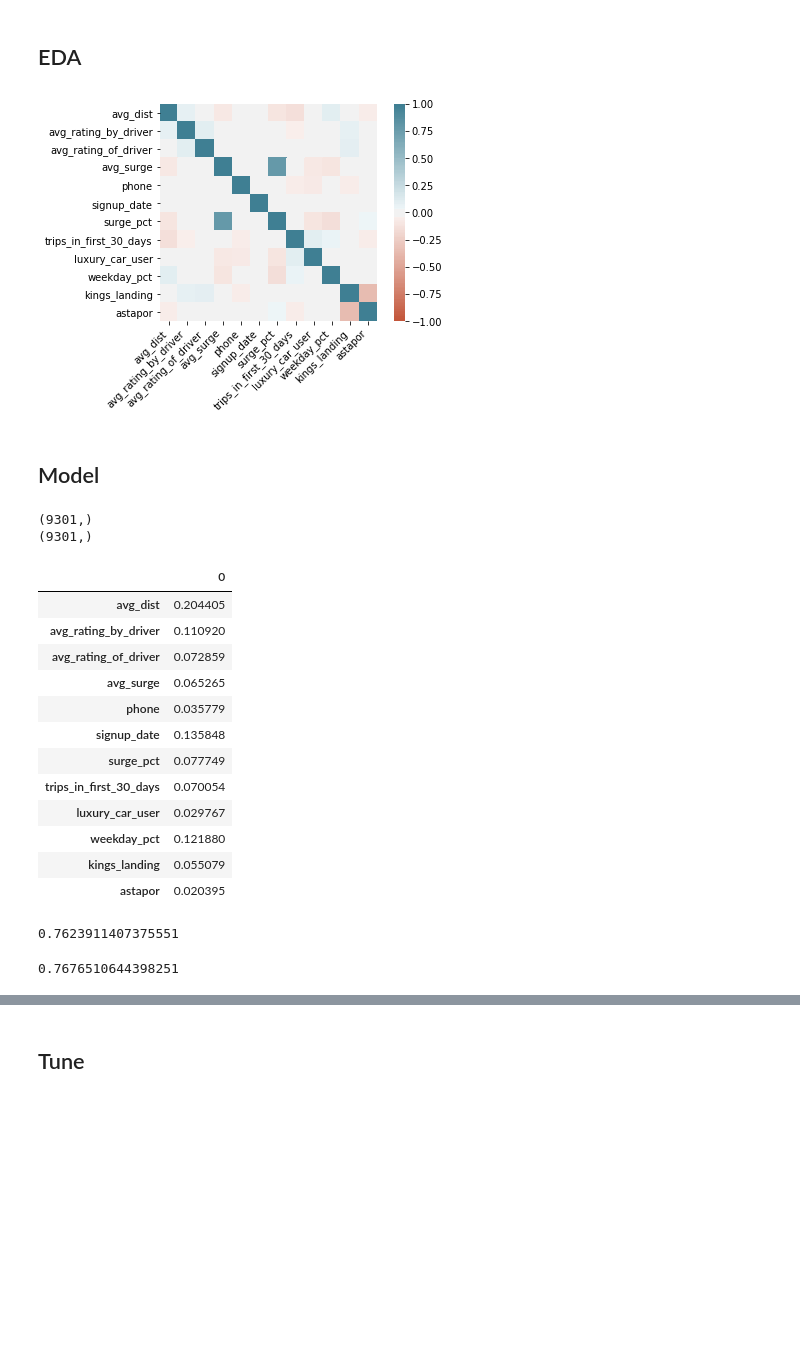
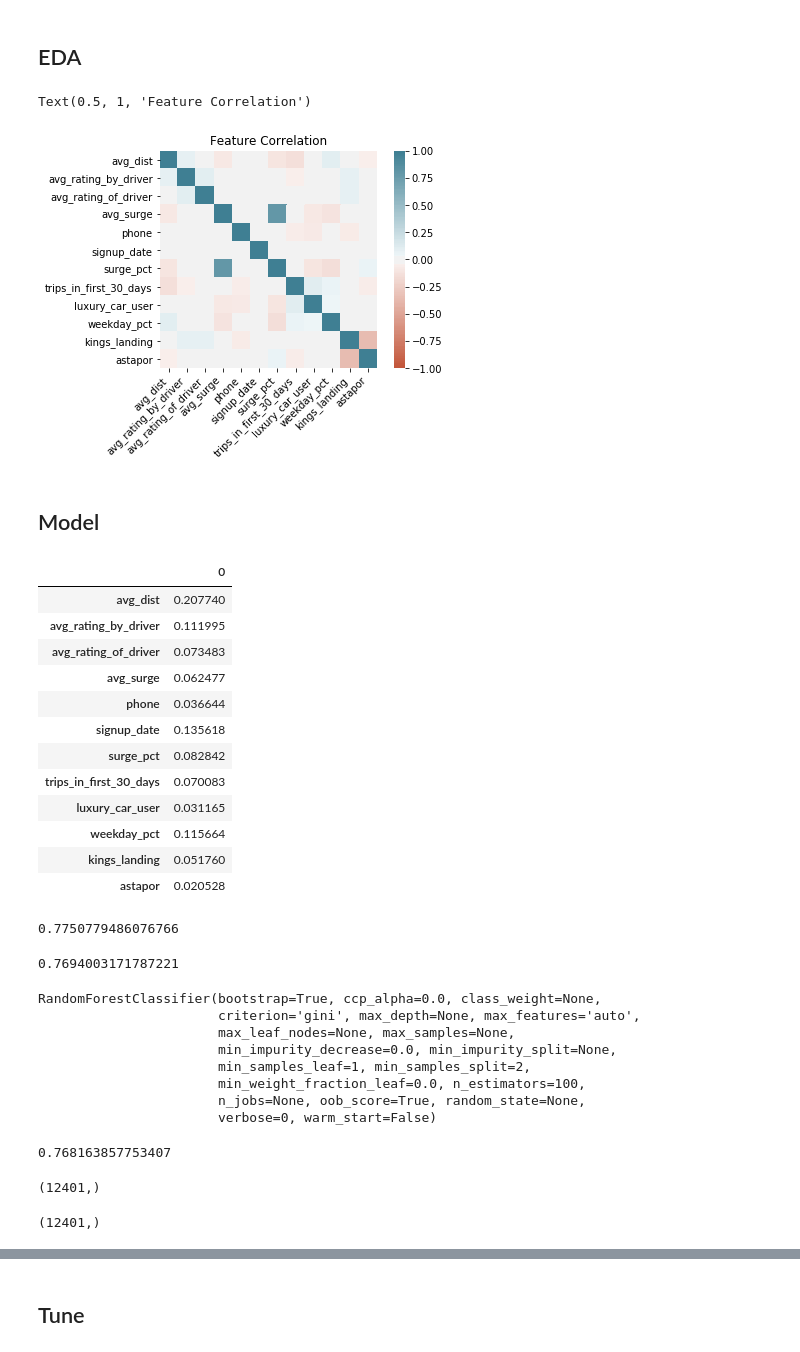
Before and after one commit to jakemull13/Uber-Churn-Prediction-Case-Study, a Jupyter notebook: supervised_learning_case_study.ipynb, the cells around one changed output, grey strips where cells are left out. Drawn from its saved outputs; the diff is of its cells as text; code cells hidden in the pictures; blank space fills up the shorter version.

```diff
--- a/supervised_learning_case_study.ipynb
+++ b/supervised_learning_case_study.ipynb
@@ -166,9 +167,11 @@ def get_p_values(X, y):
     pass
 # %%
 plot_correlation_matrix(X_training)
+plt.title('Feature Correlation')
 plt.savefig('feature_correlations', dpi=240)
 # %% [output]
+Text(0.5, 1, 'Feature Correlation')
-[figure, old version]
+[figure, new version]
 # %% [markdown]
 ## Model
 # %%
@@ -204,23 +220,30 @@ def train_random_forest(X, y, num_trees=100):
 # %%
-feature_importance, score, oob_score = train_random_forest(X_training, y_training)
+rf1, feature_importance, oob_score = train_random_forest(X_train, y_train, X_valid, y_valid)
 feature_importance
 score
 oob_score
+rf1
 # %% [output]
+|  | 0 |
+| avg_dist | 0.207740 |
+| avg_rating_by_driver | 0.111995 |
+| avg_rating_of_driver | 0.073483 |
+| avg_surge | 0.062477 |
+| phone | 0.036644 |
+| signup_date | 0.135618 |
+| surge_pct | 0.082842 |
+| trips_in_first_30_days | 0.070083 |
+| luxury_car_user | 0.031165 |
+| weekday_pct | 0.115664 |
+| kings_landing | 0.051760 |
+| astapor | 0.020528 |
-(9301,)
-(9301,)
+0.7750779486076766
-|  | 0 |
-| avg_dist | 0.204405 |
-| avg_rating_by_driver | 0.110920 |
-| avg_rating_of_driver | 0.072859 |
-| avg_surge | 0.065265 |
-| phone | 0.035779 |
-| signup_date | 0.135848 |
-| surge_pct | 0.077749 |
-| trips_in_first_30_days | 0.070054 |
-| luxury_car_user | 0.029767 |
-| weekday_pct | 0.121880 |
-| kings_landing | 0.055079 |
-| astapor | 0.020395 |
-0.7623911407375551
+0.7694003171787221
-0.7676510644398251
+RandomForestClassifier(bootstrap=True, ccp_alpha=0.0, class_weight=None,
+                       criterion='gini', max_depth=None, max_features='auto',
+                       max_leaf_nodes=None, max_samples=None,
+                       min_impurity_decrease=0.0, min_impurity_split=None,
+                       min_samples_leaf=1, min_samples_split=2,
+                       min_weight_fraction_leaf=0.0, n_estimators=100,
+                       n_jobs=None, oob_score=True, random_state=None,
+                       verbose=0, warm_start=False)
@@ -232,0 +296,12 @@ for num in num_trees:
+# %%
+model = train_random_forest(X_train, y_train, X_valid, y_valid,num_trees=num)[0]
+y_predict = model.predict(X_valid)
+model.score(X_valid, y_valid)
+# %% [output]
+0.768163857753407
+# %%
+y_predict.shape
+y_valid.shape
+# %% [output]
+(12401,)
+(12401,)
```
Also changed, not shown: parts of 7 cells of this notebook, 2 other files.
